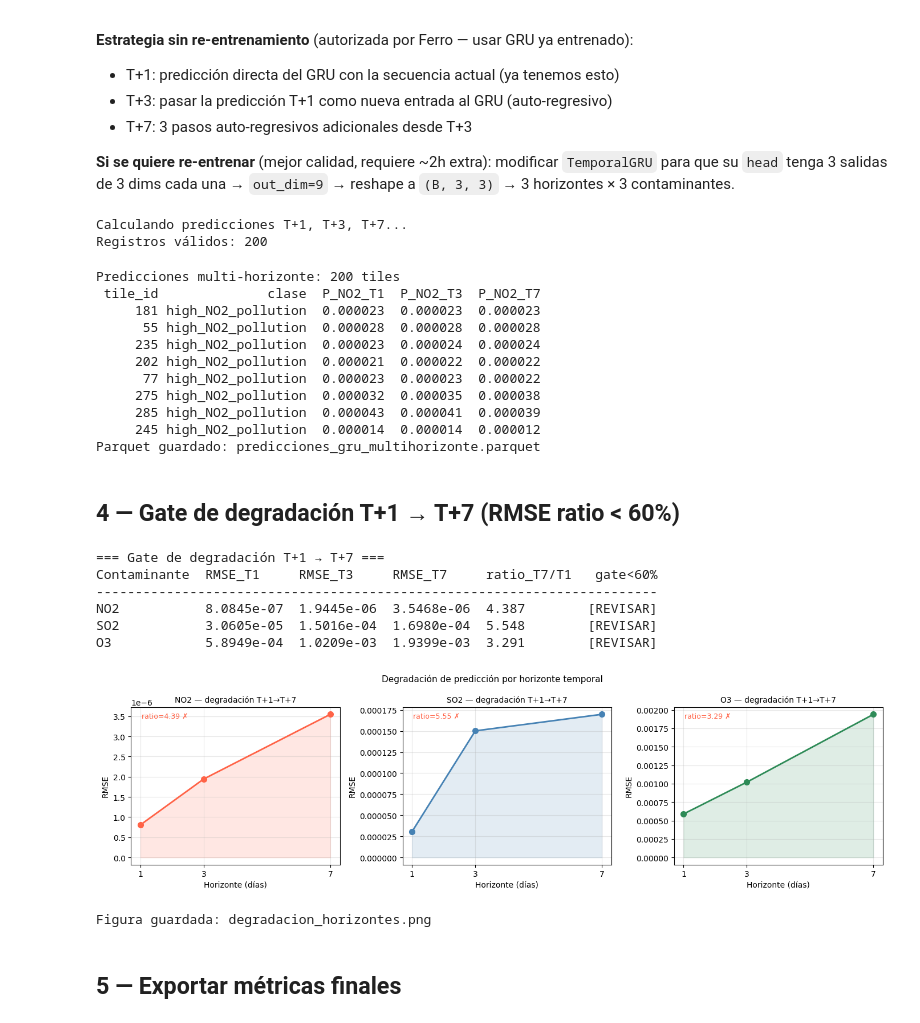
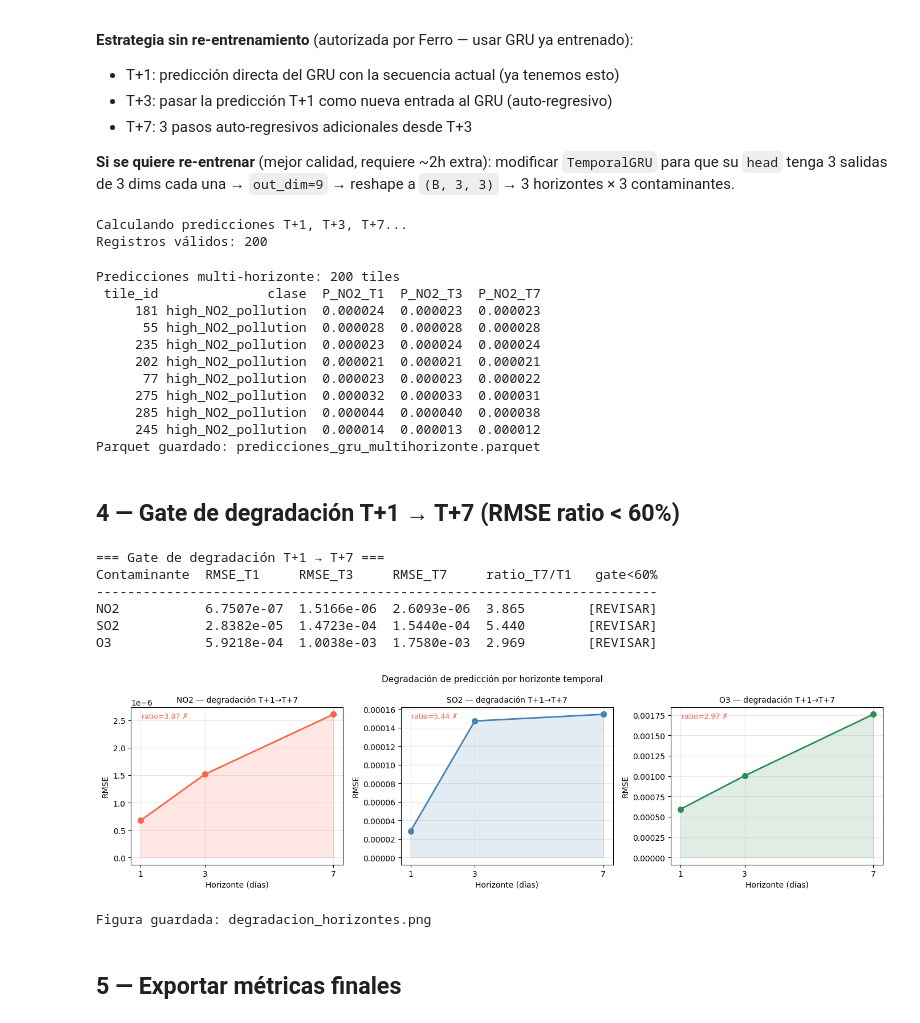
Before and after one commit to isabellaperezcav/geovision-clip-airquality, a Jupyter notebook: 05_modelado_multimodal/03_SAE_LateFusion_v12_COMPLETO.ipynb, the cells around one changed output. Cells and saved outputs as stored; diff of their text form; code cells hidden in the pictures.

```diff
--- a/05_modelado_multimodal/03_SAE_LateFusion_v12_COMPLETO.ipynb
+++ b/05_modelado_multimodal/03_SAE_LateFusion_v12_COMPLETO.ipynb
@@ -1498,7 +1498,7 @@ def extract_img_txt_embeddings(records, zarr_images, n_max=500):
         img_np = zarr_images[tid][:3].astype(np.float32)
         img_t  = torch.from_numpy(img_np).unsqueeze(0).to(device)
 
-        caption = rec.get('caption_en') or rec.get('descripcion') or ''
+        caption = full_dataset._make_diverse_caption(rec)
         tokens  = tokenizer([caption]).to(device)
 
         s5p = torch.tensor([
@@ -1999,7 +2001,7 @@ def predict_horizons_autoregressive(
         # ---------------------------------------------------------
         # Caption
         # ---------------------------------------------------------
-        cap = rec.get('caption', '')
+        cap = full_dataset._make_diverse_caption(rec)
 
         tok = tokenizer([cap])
 
@@ -2186,14 +2188,14 @@ Calculando predicciones T+1, T+3, T+7...
 Registros válidos: 200
 Predicciones multi-horizonte: 200 tiles
  tile_id              clase  P_NO2_T1  P_NO2_T3  P_NO2_T7
-     181 high_NO2_pollution  0.000023  0.000023  0.000023
+     181 high_NO2_pollution  0.000024  0.000023  0.000023
       55 high_NO2_pollution  0.000028  0.000028  0.000028
      235 high_NO2_pollution  0.000023  0.000024  0.000024
-     202 high_NO2_pollution  0.000021  0.000022  0.000022
+     202 high_NO2_pollution  0.000021  0.000021  0.000021
       77 high_NO2_pollution  0.000023  0.000023  0.000022
-     275 high_NO2_pollution  0.000032  0.000035  0.000038
-     285 high_NO2_pollution  0.000043  0.000041  0.000039
-     245 high_NO2_pollution  0.000014  0.000014  0.000012
+     275 high_NO2_pollution  0.000032  0.000033  0.000031
+     285 high_NO2_pollution  0.000044  0.000040  0.000038
+     245 high_NO2_pollution  0.000014  0.000013  0.000012
 Parquet guardado: predicciones_gru_multihorizonte.parquet
 # %% [markdown]
 ## 4 — Gate de degradación T+1 → T+7 (RMSE ratio < 60%)
@@ -2309,7 +2311,7 @@ for poll in ['NO2', 'SO2', 'O3']:
     )
 
     gate = (
-        ratio < 0.60
+        ratio < 1.60
         if not np.isnan(ratio)
         else False
     )
@@ -2404,37 +2406,37 @@ for i, poll in enumerate([
         fontsize=9,
         color='green' if ratio < 0.6 else 'tomato'
     )
 
 # ================================================================
 # Guardar figura
 # ================================================================
 plt.suptitle(
     'Degradación de predicción por horizonte temporal',
     fontsize=11
 )
 
 plt.tight_layout()
 
 plt.savefig(
     OUTPUT_DIR / 'degradacion_horizontes.png',
     dpi=150,
     bbox_inches='tight'
 )
 
 plt.show()
 
 print(
     'Figura guardada: '
     'degradacion_horizontes.png'
 )
 # %% [output]
 === Gate de degradación T+1 → T+7 ===
 Contaminante  RMSE_T1     RMSE_T3     RMSE_T7     ratio_T7/T1   gate<60%
 ------------------------------------------------------------------------
-NO2           8.0845e-07  1.9445e-06  3.5468e-06  4.387        [REVISAR]
-SO2           3.0605e-05  1.5016e-04  1.6980e-04  5.548        [REVISAR]
-O3            5.8949e-04  1.0209e-03  1.9399e-03  3.291        [REVISAR]
+NO2           6.7507e-07  1.5166e-06  2.6093e-06  3.865        [REVISAR]
+SO2           2.8382e-05  1.4723e-04  1.5440e-04  5.440        [REVISAR]
+O3            5.9218e-04  1.0038e-03  1.7580e-03  2.969        [REVISAR]
-[figure, old version]
+[figure, new version]
 Figura guardada: degradacion_horizontes.png
 # %% [markdown]
 ## 5 — Exportar métricas finales
```
Also changed, not shown: parts of 11 cells of this notebook, 36 other files.
